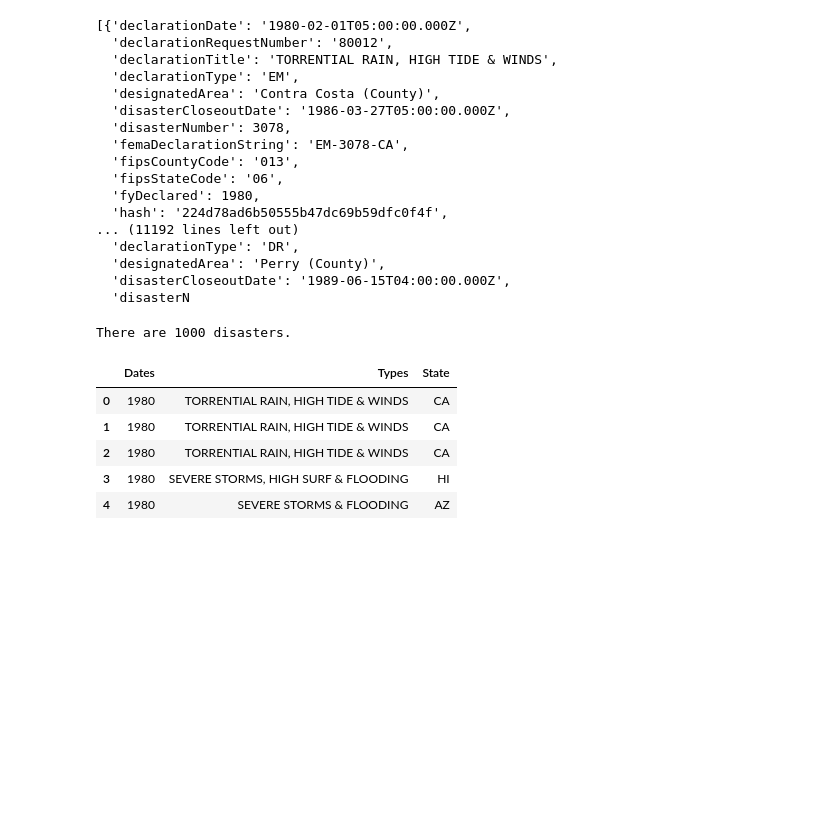
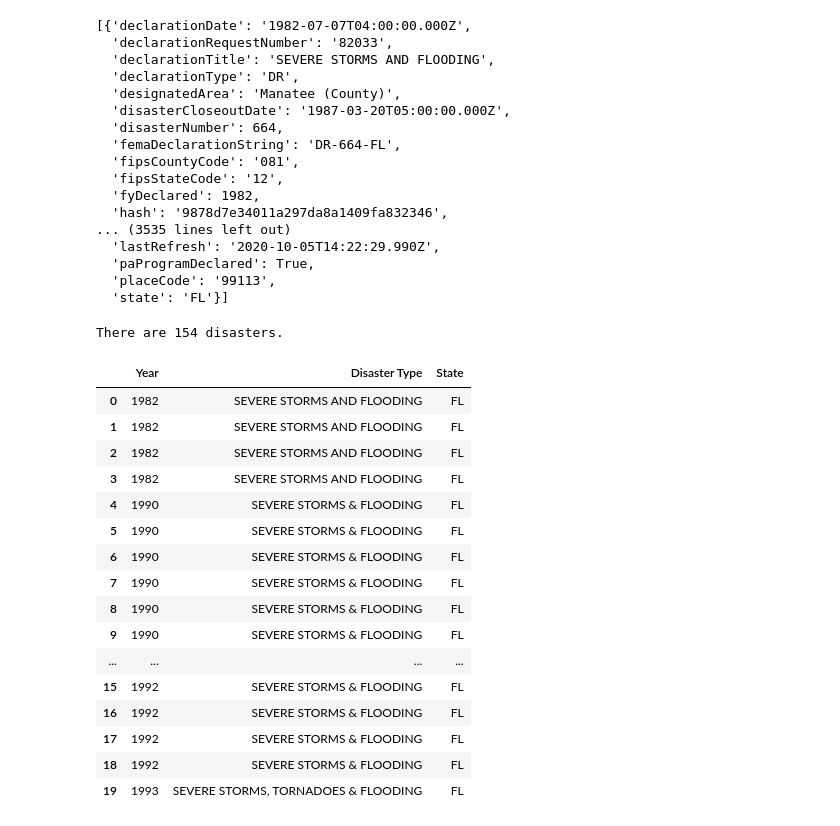
Before and after one commit to erinmann12/climate-project, a Jupyter notebook: PatrickNotebook.ipynb, the cells around one changed output. Saved outputs shown, nothing was run; the diff lists cells and outputs as text; code cells hidden in the pictures; blank space fills up the shorter version.

```diff
--- a/PatrickNotebook.ipynb
+++ b/PatrickNotebook.ipynb
@@ -5,4 +5,4 @@ import pandas as pd
 from pprint import pprint
 #from config import api_key
 
-url = "https://www.fema.gov/api/open/v2/DisasterDeclarationsSummaries?$filter=declarationDate gt '1980-01-01T04:00:00.000z'"
+url = "https://www.fema.gov/api/open/v2/DisasterDeclarationsSummaries?$filter=declarationDate ge '1980-01-01T04:00:00.000z' and state eq 'FL' and endswith(declarationTitle,'ING')"
@@ -34,54 +31,69 @@ pprint(disaster_request)
 # %%
 pprint(disaster_request['DisasterDeclarationsSummaries'])
 # %% [output]
-[{'declarationDate': '1980-02-01T05:00:00.000Z',
-  'declarationRequestNumber': '80012',
-  'declarationTitle': 'TORRENTIAL RAIN, HIGH TIDE & WINDS',
-  'declarationType': 'EM',
-  'designatedArea': 'Contra Costa (County)',
-  'disasterCloseoutDate': '1986-03-27T05:00:00.000Z',
-  'disasterNumber': 3078,
-  'femaDeclarationString': 'EM-3078-CA',
-  'fipsCountyCode': '013',
-  'fipsStateCode': '06',
-  'fyDeclared': 1980,
-  'hash': '224d78ad6b50555b47dc69b59dfc0f4f',
-... (11192 lines left out)
+[{'declarationDate': '1982-07-07T04:00:00.000Z',
+  'declarationRequestNumber': '82033',
+  'declarationTitle': 'SEVERE STORMS AND FLOODING',
   'declarationType': 'DR',
-  'designatedArea': 'Perry (County)',
-  'disasterCloseoutDate': '1989-06-15T04:00:00.000Z',
-  'disasterN
+  'designatedArea': 'Manatee (County)',
+  'disasterCloseoutDate': '1987-03-20T05:00:00.000Z',
+  'disasterNumber': 664,
+  'femaDeclarationString': 'DR-664-FL',
+  'fipsCountyCode': '081',
+  'fipsStateCode': '12',
+  'fyDeclared': 1982,
+  'hash': '9878d7e34011a297da8a1409fa832346',
+... (3535 lines left out)
+  'lastRefresh': '2020-10-05T14:22:29.990Z',
+  'paProgramDeclared': True,
+  'placeCode': '99113',
+  'state': 'FL'}]
 # %%
+# Count the number of disasters by year
+
 number_disasters = len(disaster_request['DisasterDeclarationsSummaries'])
 print(f"There are {number_disasters} disasters.")
+
+# The number of records returned is limitted to 1000.
 # %% [output]
-There are 1000 disasters.
+There are 154 disasters.
 # %%
+# Pull out the Year, Type of disaster and State
+
 summaries = disaster_request["DisasterDeclarationsSummaries"]
 
 dates = []
 types = []
 state = []
 
-
-
 for summary in summaries:
     #print(summary['declarationDate'])
     dates.append(summary['fyDeclared'])
     types.append(summary['declarationTitle'])
     state.append(summary['state'])
-disasters_df = pd.DataFrame({"Dates": dates,
-                            "Types": types,
+disasters_df = pd.DataFrame({"Year": dates,
+                            "Disaster Type": types,
                              "State": state
                             })
 
-disasters_df.head()
+disasters_df.head(20)
 #print(disaster_request["DisasterDeclarationsSummaries"][0]['declarationDate'])
 # %% [output]
-|  | Dates | Types | State |
-| 0 | 1980 | TORRENTIAL RAIN, HIGH TIDE & WINDS | CA |
-| 1 | 1980 | TORRENTIAL RAIN, HIGH TIDE & WINDS | CA |
-| 2 | 1980 | TORRENTIAL RAIN, HIGH TIDE & WINDS | CA |
-| 3 | 1980 | SEVERE STORMS, HIGH SURF & FLOODING | HI |
-| 4 | 1980 | SEVERE STORMS & FLOODING | AZ |
+|  | Year | Disaster Type | State |
+| 0 | 1982 | SEVERE STORMS AND FLOODING | FL |
+| 1 | 1982 | SEVERE STORMS AND FLOODING | FL |
+| 2 | 1982 | SEVERE STORMS AND FLOODING | FL |
+| 3 | 1982 | SEVERE STORMS AND FLOODING | FL |
+| 4 | 1990 | SEVERE STORMS & FLOODING | FL |
+| 5 | 1990 | SEVERE STORMS & FLOODING | FL |
+| 6 | 1990 | SEVERE STORMS & FLOODING | FL |
+| 7 | 1990 | SEVERE STORMS & FLOODING | FL |
+| 8 | 1990 | SEVERE STORMS & FLOODING | FL |
+| 9 | 1990 | SEVERE STORMS & FLOODING | FL |
+| ... | ... | ... | ... |
+| 15 | 1992 | SEVERE STORMS & FLOODING | FL |
+| 16 | 1992 | SEVERE STORMS & FLOODING | FL |
+| 17 | 1992 | SEVERE STORMS & FLOODING | FL |
+| 18 | 1992 | SEVERE STORMS & FLOODING | FL |
+| 19 | 1993 | SEVERE STORMS, TORNADOES & FLOODING | FL |
 # %%
```
Also changed, not shown: parts of 3 cells of this notebook, 1 other file.
